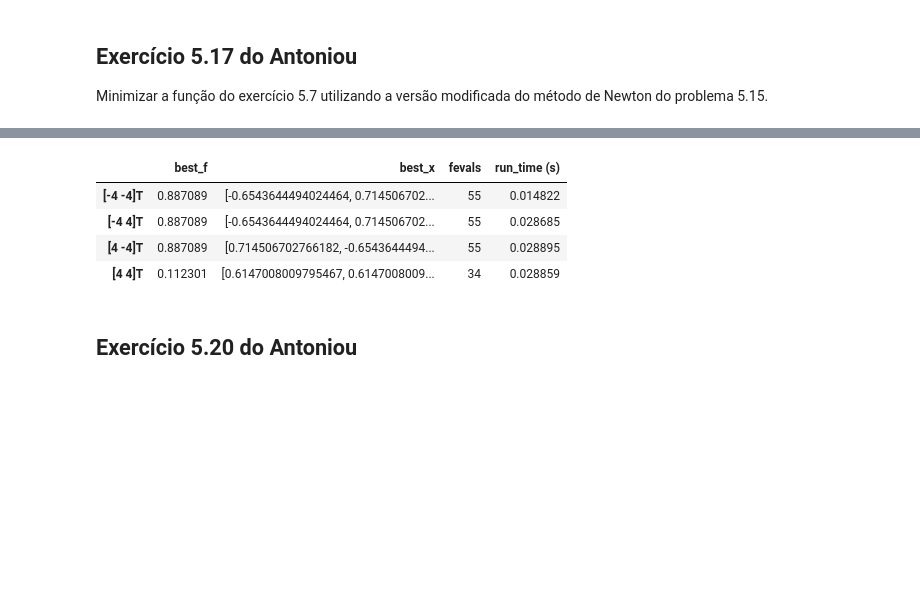
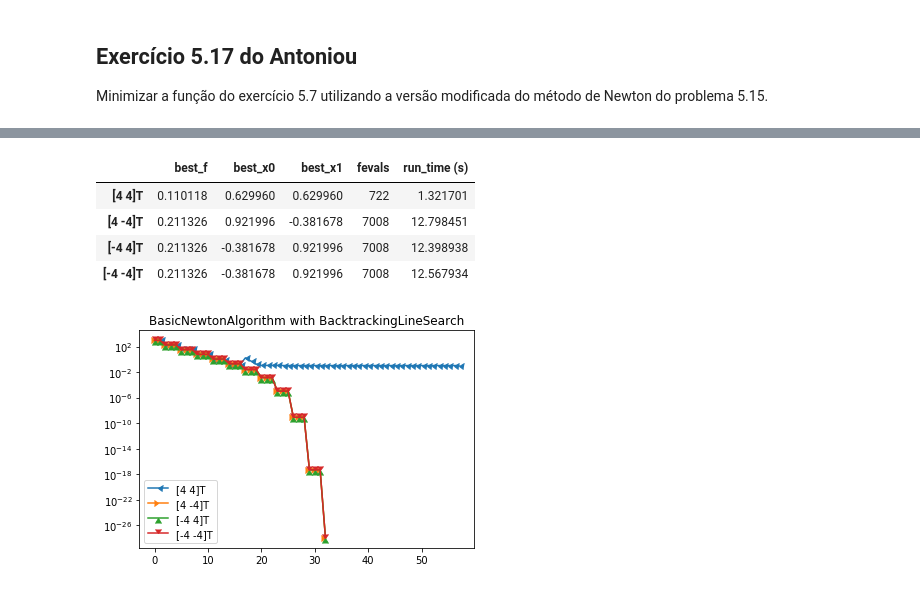
Before and after one commit to crucis/ConvexOptimization, a Jupyter notebook: Exercises/Lista2/Lista 2.ipynb, the cells around one changed output, grey strips where cells are left out. Saved outputs shown, nothing was run; the diff lists cells and outputs as text; code cells hidden in the pictures; blank space fills up the shorter version.

```diff
--- a/Exercises/Lista2/Lista 2.ipynb
+++ b/Exercises/Lista2/Lista 2.ipynb
@@ -76,10 +85,12 @@ results_517_ILS = run_exercise(func=exercise57, opt=BasicNewtonAlgorithm, line_s
 # %%
-results_517_ILS[['best_f', 'best_x', 'fevals', 'run_time (s)']]
+results_517_ILS[['best_f', 'best_x0','best_x1', 'fevals', 'run_time (s)']]
 # %% [output]
-|  | best_f | best_x | fevals | run_time (s) |
-| [-4 -4]T | 0.887089 | [-0.6543644494024464, 0.714506702... | 55 | 0.014822 |
-| [-4 4]T | 0.887089 | [-0.6543644494024464, 0.714506702... | 55 | 0.028685 |
-| [4 -4]T | 0.887089 | [0.714506702766182, -0.6543644494... | 55 | 0.028895 |
-| [4 4]T | 0.112301 | [0.6147008009795467, 0.6147008009... | 34 | 0.028859 |
+|  | best_f | best_x0 | best_x1 | fevals | run_time (s) |
+| [4 4]T | 0.110118 | 0.629960 | 0.629960 | 722 | 1.321701 |
+| [4 -4]T | 0.211326 | 0.921996 | -0.381678 | 7008 | 12.798451 |
+| [-4 4]T | 0.211326 | -0.381678 | 0.921996 | 7008 | 12.398938 |
+| [-4 -4]T | 0.211326 | -0.381678 | 0.921996 | 7008 | 12.567934 |
-# %% [markdown]
-## Exercício 5.20 do Antoniou
+# %%
+results_517_BLS = run_exercise(func=exercise57, opt=BasicNewtonAlgorithm, line_search=BacktrackingLineSearch)
+# %% [output]
+[figure, added]
```
Also changed, not shown: parts of 12 cells of this notebook.
